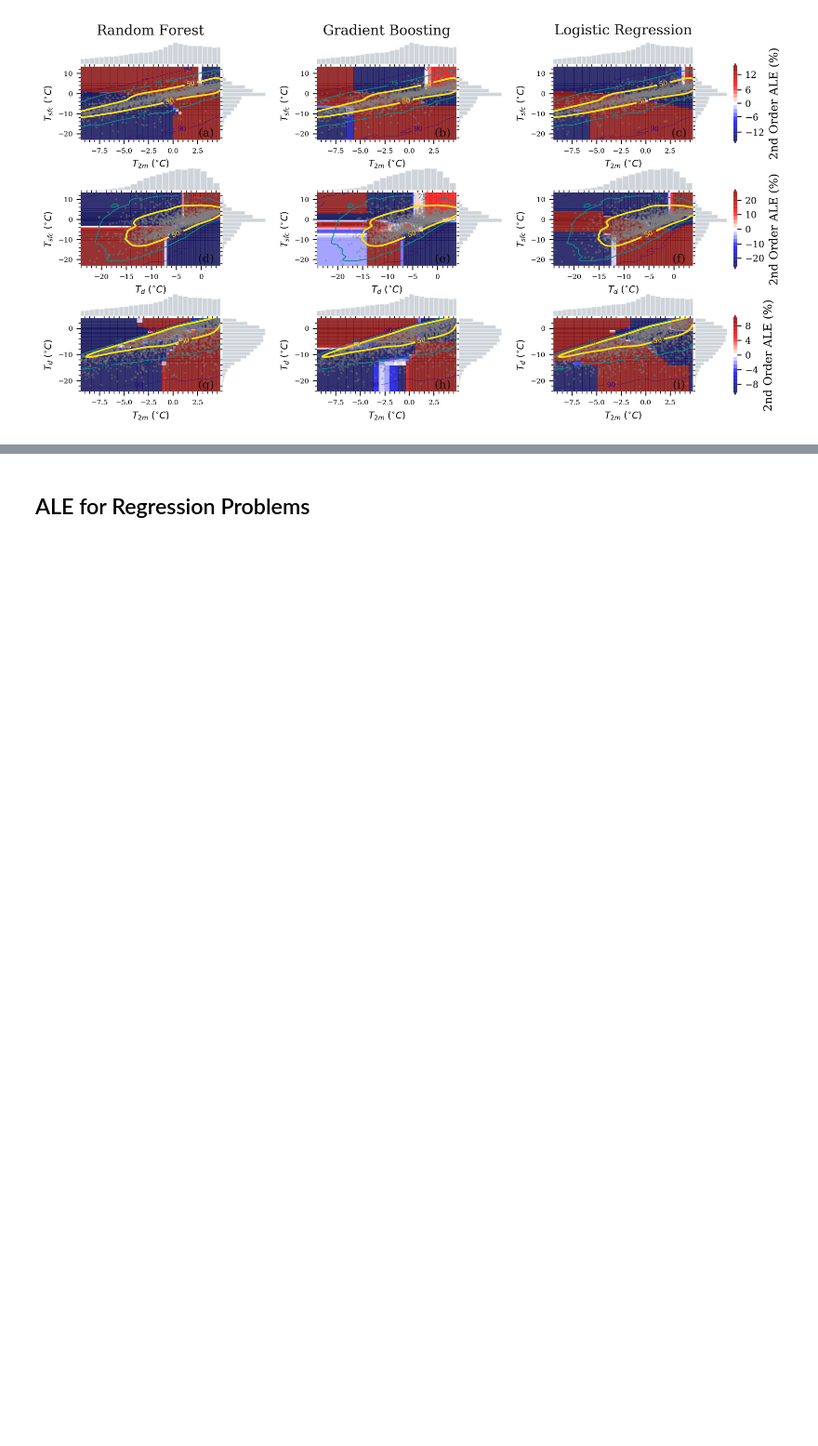
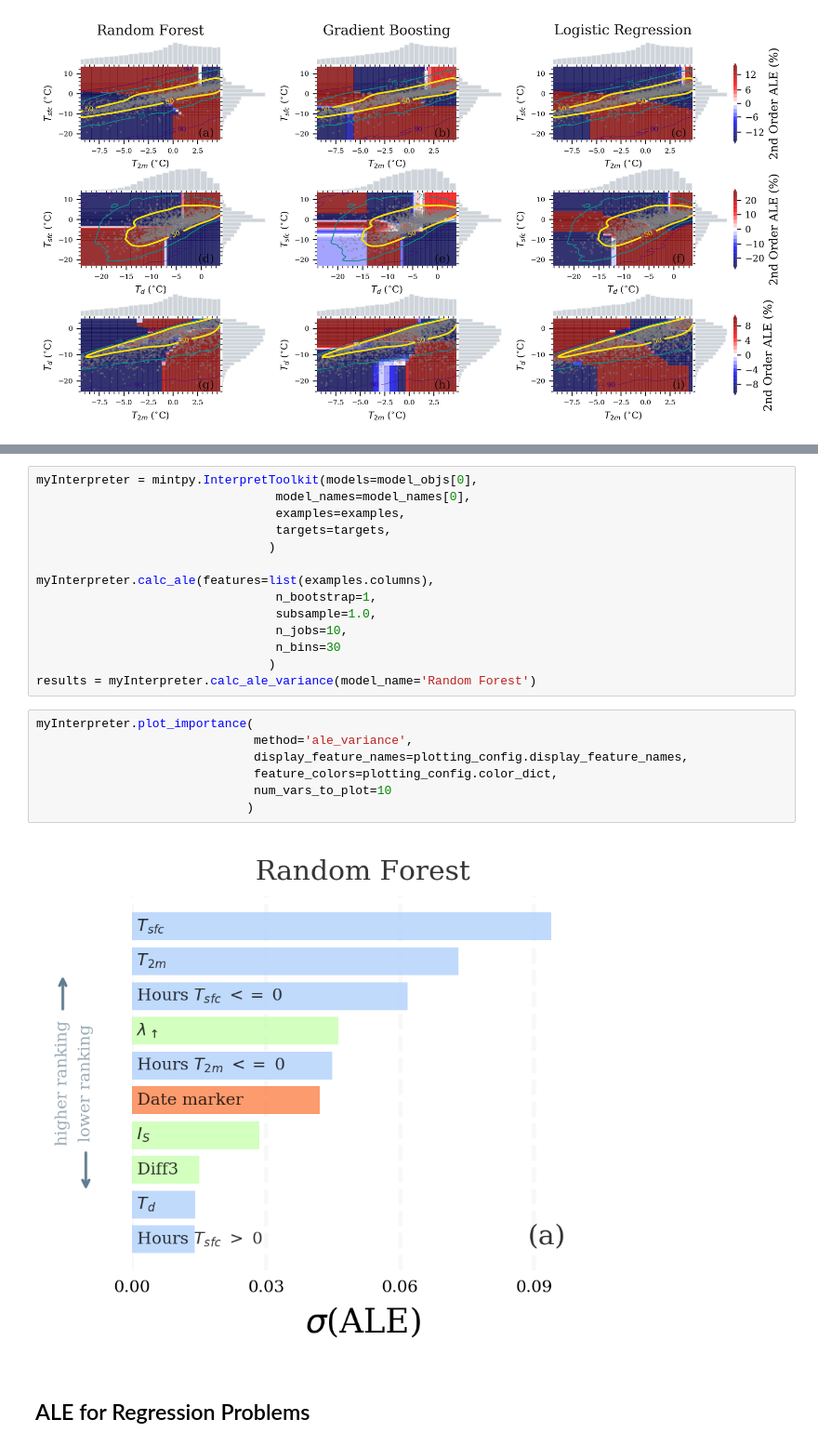
Before and after one commit to monte-flora/scikit-explain, a Jupyter notebook: tutorial_notebooks/accumulated_local_effect_tutorial.ipynb, the cells around one changed output, grey strips where cells are left out. Shown at 93% size. Drawn from its saved outputs; the diff is of its cells as text; blank space fills up the shorter version.

Commit message:
fixing ale_variance ranking and updated tutorials

```diff
--- a/tutorial_notebooks/accumulated_local_effect_tutorial.ipynb
+++ b/tutorial_notebooks/accumulated_local_effect_tutorial.ipynb
@@ -152,3 +201,26 @@ Data variables:
+# %%
+myInterpreter = mintpy.InterpretToolkit(models=model_objs[0],
+                                 model_names=model_names[0],
+                                 examples=examples,
+                                 targets=targets,
+                                )
+
+myInterpreter.calc_ale(features=list(examples.columns),
+                                 n_bootstrap=1,
+                                 subsample=1.0,
+                                 n_jobs=10,
+                                 n_bins=30
+                                )
+results = myInterpreter.calc_ale_variance(model_name='Random Forest')
+# %%
+myInterpreter.plot_importance(
+                              method='ale_variance',
+                              display_feature_names=plotting_config.display_feature_names,
+                              feature_colors=plotting_config.color_dict,
+                              num_vars_to_plot=10
+                             )
+# %% [output]
+[figure, added]
 # %% [markdown]
 ## ALE for Regression Problems
 # %%
```
Also changed, not shown: parts of 35 cells of this notebook, 5 other files.
